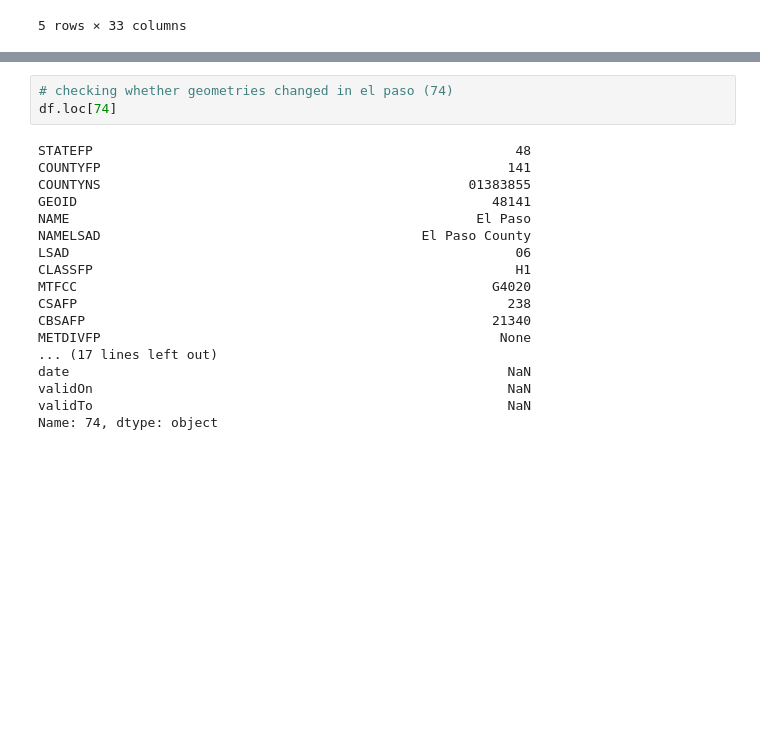
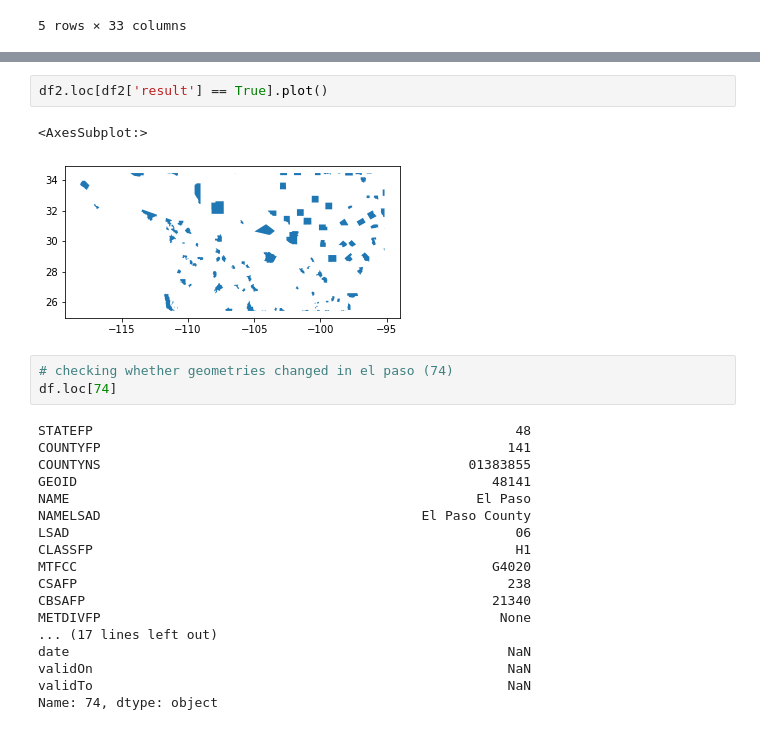
Before and after one commit to sjsrey/geoplanar, a Jupyter notebook: notebooks/usmex_level2_contiguity.ipynb, the cells around one changed output, grey strips where cells are left out. Cells and saved outputs as stored; diff of their text form; blank space fills up the shorter version.

```diff
--- a/notebooks/usmex_level2_contiguity.ipynb
+++ b/notebooks/usmex_level2_contiguity.ipynb
@@ -117,3 +106,8 @@ df2.loc[df2['result'] == False]
+# %%
+df2.loc[df2['result'] == True].plot()
+# %% [output]
+<AxesSubplot:>
+[figure, added]
 # %%
 # checking whether geometries changed in el paso (74)
 df.loc[74]
```
Also changed, not shown: parts of 5 cells of this notebook, 13 other files.
